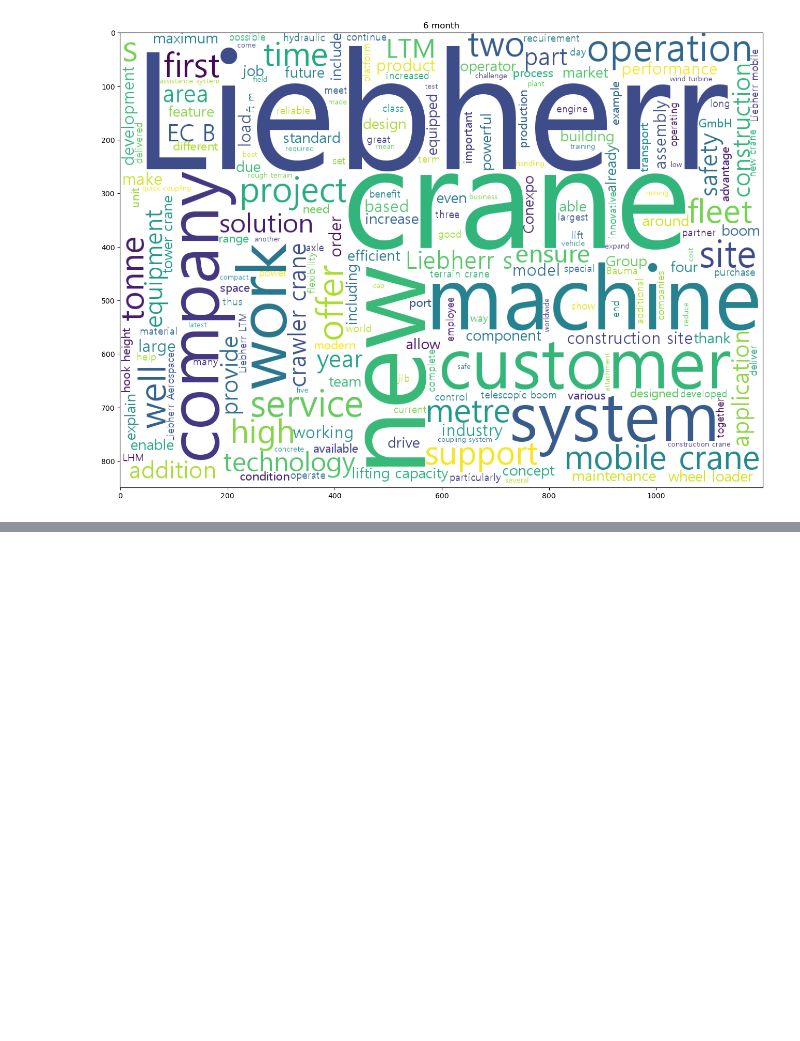
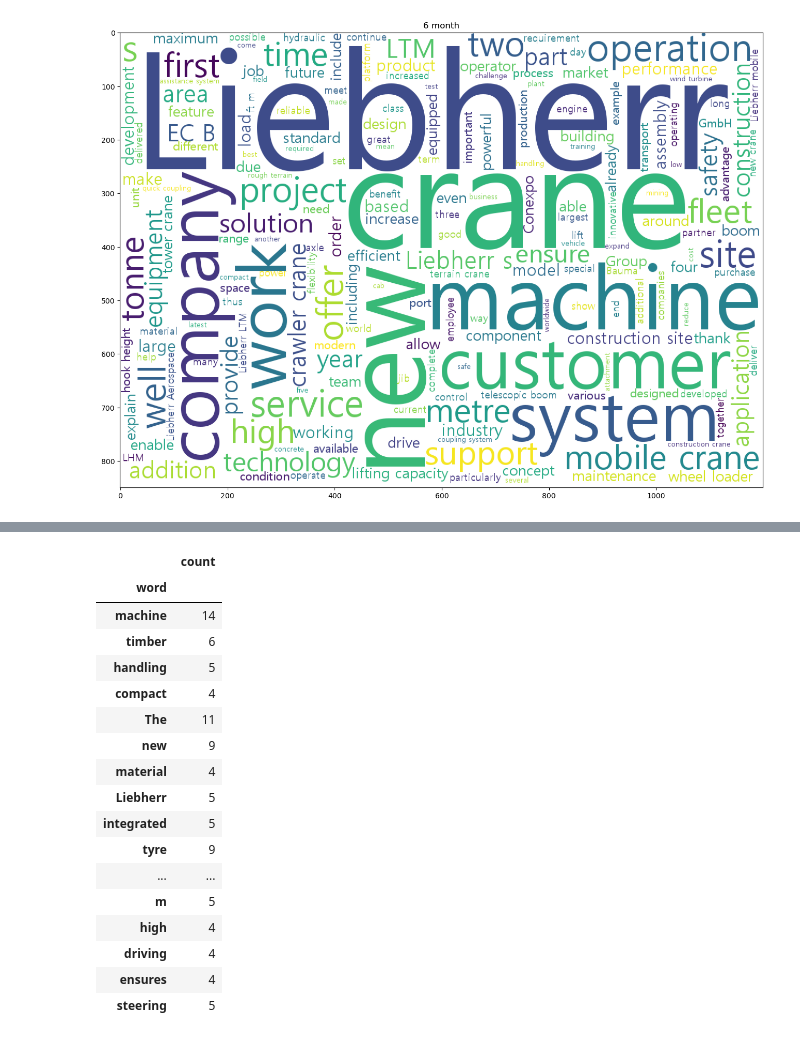
Before and after one commit to CE-MarketSensing/ConstructionEquipment, a Jupyter notebook: textmining/liebherr_test.ipynb, the cells around one changed output, grey strips where cells are left out. Saved outputs shown, nothing was run; the diff lists cells and outputs as text; code cells hidden in the pictures; blank space fills up the shorter version.

```diff
--- a/textmining/liebherr_test.ipynb
+++ b/textmining/liebherr_test.ipynb
@@ -347,0 +414,3 @@ plt.imshow(wc.generate(" ".join(list(minimum["clear_words_str"]))))
+# %%
+test_count = test_count.set_index("word")
+test_count
@@ -347,0 +432,21 @@ plt.imshow(wc.generate(" ".join(list(minimum["clear_words_str"]))))
+# %%
+test_count.loc[test_count["count"] > 3]
+# %% [output]
+|  | count |
+| word |  |
+| machine | 14 |
+| timber | 6 |
+| handling | 5 |
+| compact | 4 |
+| The | 11 |
+| new | 9 |
+| material | 4 |
+| Liebherr | 5 |
+| integrated | 5 |
+| tyre | 9 |
+| ... | ... |
+| m | 5 |
+| high | 4 |
+| driving | 4 |
+| ensures | 4 |
+| steering | 5 |
```
Also changed, not shown: parts of 6 cells of this notebook.
